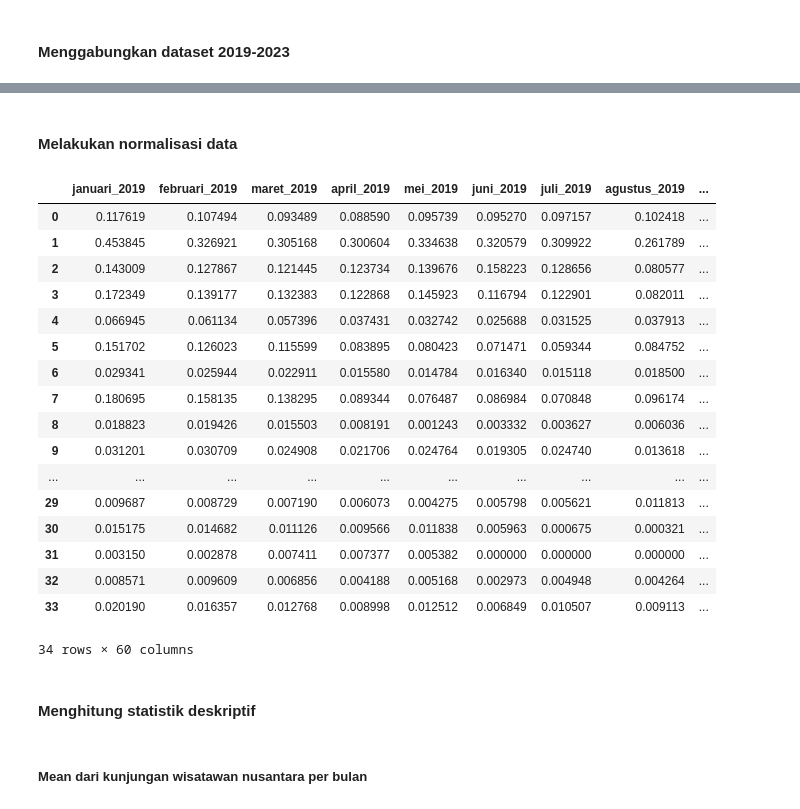
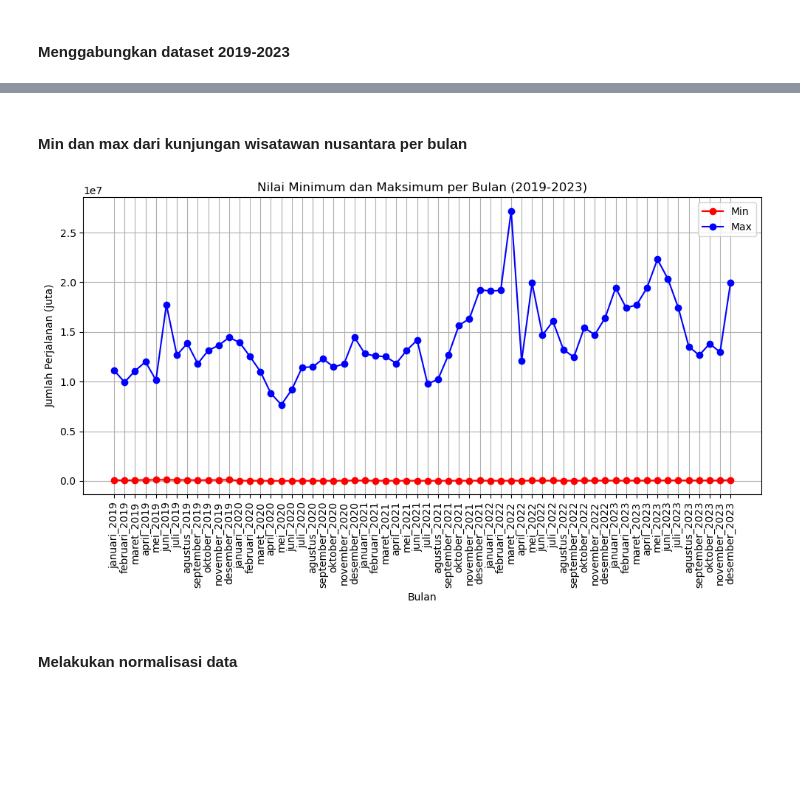
Before and after one commit to Ryuivan/machine-learning-ARIMA, a Jupyter notebook: arima.ipynb, the cells around one changed output, grey strips where cells are left out. Drawn from its saved outputs; the diff is of its cells as text; code cells hidden in the pictures; blank space fills up the shorter version.

Commit message:
preprocessing: part 3

```diff
--- a/arima.ipynb
+++ b/arima.ipynb
@@ -276,39 +371,35 @@ Index(['Provinsi', 'januari_2019', 'februari_2019', 'maret_2019', 'april_2019',
+# %% [markdown]
+#### Min dan max dari kunjungan wisatawan nusantara per bulan
+# %%
+# Menghitung nilai minimum dan maksimum
+min_data = data.iloc[:, 1:].min()
+max_data = data.iloc[:, 1:].max()
+
+# Plot minimum dan maksimum
+plt.figure(figsize=(10, 6))
+plt.plot(min_data, marker='o', color='red', label='Min')
+plt.plot(max_data, marker='o', color='blue', label='Max')
+
+plt.title('Nilai Minimum dan Maksimum per Bulan (2019-2023)')
+plt.xlabel('Bulan')
+plt.ylabel('Jumlah Perjalanan (juta)')
+plt.xticks(rotation=90)
+plt.legend()
+plt.grid(True)
+plt.tight_layout()
+plt.show()
+# %% [output]
+[figure, added]
 # %% [markdown]
 #### Melakukan normalisasi data
 # %%
-# Import data menggunakan file yang telah dipreprocessing
-data = pd.read_csv('Jumlah Perjalanan Wisatawan Nusantara Menurut Provinsi Tujuan, 2019-2023.csv')
+# Normalisasi data menggunakan MinMaxScaler
+# from sklearn.preprocessing import MinMaxScaler
 
-# Normalisasi data menggunakan MinMaxScaler
-from sklearn.preprocessing import MinMaxScaler
+# scaler = MinMaxScaler()
+# data_scaled = scaler.fit_transform(data.iloc[:, 1:])
+# data_scaled = pd.DataFrame(data_scaled, columns=data.columns[1:])
+# data = data_scaled
 
-scaler = MinMaxScaler()
-data_scaled = scaler.fit_transform(data.iloc[:, 1:])
-data_scaled = pd.DataFrame(data_scaled, columns=data.columns[1:])
-data = data_scaled
-
-# Menampilkan data yang sudah dinormalisasi
-data
+# # Menampilkan data yang sudah dinormalisasi
+# data
-# %% [output]
-|  | januari_2019 | februari_2019 | maret_2019 | april_2019 | mei_2019 | juni_2019 | juli_2019 | agustus_2019 | ... |
-| 0 | 0.117619 | 0.107494 | 0.093489 | 0.088590 | 0.095739 | 0.095270 | 0.097157 | 0.102418 | ... |
-| 1 | 0.453845 | 0.326921 | 0.305168 | 0.300604 | 0.334638 | 0.320579 | 0.309922 | 0.261789 | ... |
-| 2 | 0.143009 | 0.127867 | 0.121445 | 0.123734 | 0.139676 | 0.158223 | 0.128656 | 0.080577 | ... |
-| 3 | 0.172349 | 0.139177 | 0.132383 | 0.122868 | 0.145923 | 0.116794 | 0.122901 | 0.082011 | ... |
-| 4 | 0.066945 | 0.061134 | 0.057396 | 0.037431 | 0.032742 | 0.025688 | 0.031525 | 0.037913 | ... |
-| 5 | 0.151702 | 0.126023 | 0.115599 | 0.083895 | 0.080423 | 0.071471 | 0.059344 | 0.084752 | ... |
-| 6 | 0.029341 | 0.025944 | 0.022911 | 0.015580 | 0.014784 | 0.016340 | 0.015118 | 0.018500 | ... |
-| 7 | 0.180695 | 0.158135 | 0.138295 | 0.089344 | 0.076487 | 0.086984 | 0.070848 | 0.096174 | ... |
-| 8 | 0.018823 | 0.019426 | 0.015503 | 0.008191 | 0.001243 | 0.003332 | 0.003627 | 0.006036 | ... |
-| 9 | 0.031201 | 0.030709 | 0.024908 | 0.021706 | 0.024764 | 0.019305 | 0.024740 | 0.013618 | ... |
-| ... | ... | ... | ... | ... | ... | ... | ... | ... | ... |
-| 29 | 0.009687 | 0.008729 | 0.007190 | 0.006073 | 0.004275 | 0.005798 | 0.005621 | 0.011813 | ... |
-| 30 | 0.015175 | 0.014682 | 0.011126 | 0.009566 | 0.011838 | 0.005963 | 0.000675 | 0.000321 | ... |
-| 31 | 0.003150 | 0.002878 | 0.007411 | 0.007377 | 0.005382 | 0.000000 | 0.000000 | 0.000000 | ... |
-| 32 | 0.008571 | 0.009609 | 0.006856 | 0.004188 | 0.005168 | 0.002973 | 0.004948 | 0.004264 | ... |
-| 33 | 0.020190 | 0.016357 | 0.012768 | 0.008998 | 0.012512 | 0.006849 | 0.010507 | 0.009113 | ... |
-34 rows × 60 columns
-# %% [markdown]
-#### Menghitung statistik deskriptif
-# %% [markdown]
-##### Mean dari kunjungan wisatawan nusantara per bulan
```
Also changed, not shown: parts of 11 cells of this notebook.
